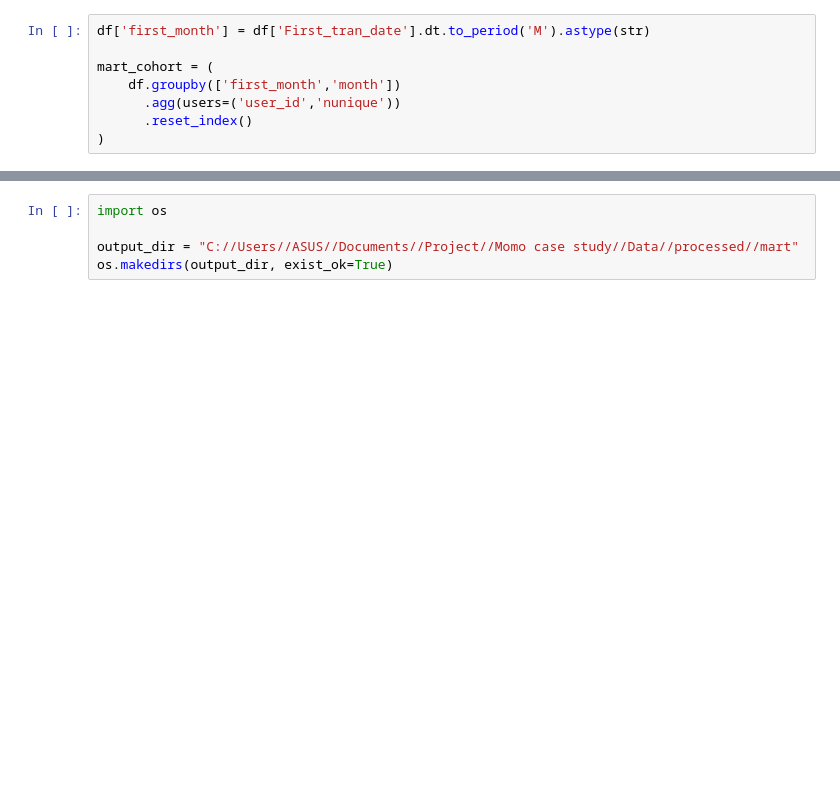
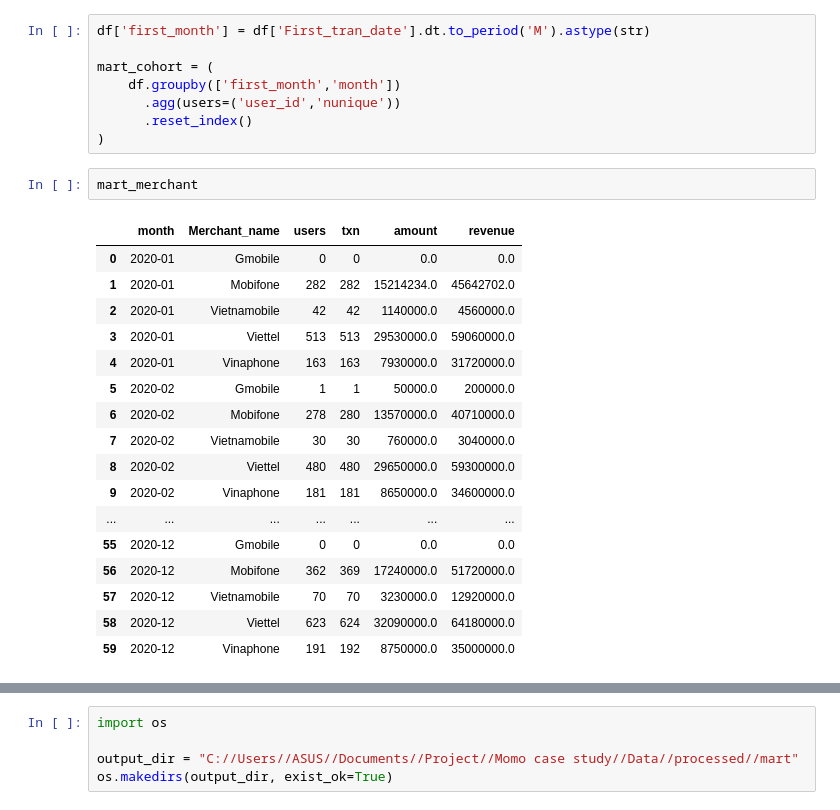
Before and after one commit to Trieu212203/Momo-top-up-analysis, a Jupyter notebook: Notebooks/building_analytics_mart.ipynb, the cells around one changed output, grey strips where cells are left out. Drawn from its saved outputs; the diff is of its cells as text; blank space fills up the shorter version.

```diff
--- a/Notebooks/building_analytics_mart.ipynb
+++ b/Notebooks/building_analytics_mart.ipynb
@@ -154,3 +154,23 @@ mart_cohort = (
       .agg(users=('user_id','nunique'))
       .reset_index()
 )
+# %%
+mart_merchant
+# %% [output]
+|  | month | Merchant_name | users | txn | amount | revenue |
+| 0 | 2020-01 | Gmobile | 0 | 0 | 0.0 | 0.0 |
+| 1 | 2020-01 | Mobifone | 282 | 282 | 15214234.0 | 45642702.0 |
+| 2 | 2020-01 | Vietnamobile | 42 | 42 | 1140000.0 | 4560000.0 |
+| 3 | 2020-01 | Viettel | 513 | 513 | 29530000.0 | 59060000.0 |
+| 4 | 2020-01 | Vinaphone | 163 | 163 | 7930000.0 | 31720000.0 |
+| 5 | 2020-02 | Gmobile | 1 | 1 | 50000.0 | 200000.0 |
+| 6 | 2020-02 | Mobifone | 278 | 280 | 13570000.0 | 40710000.0 |
+| 7 | 2020-02 | Vietnamobile | 30 | 30 | 760000.0 | 3040000.0 |
+| 8 | 2020-02 | Viettel | 480 | 480 | 29650000.0 | 59300000.0 |
+| 9 | 2020-02 | Vinaphone | 181 | 181 | 8650000.0 | 34600000.0 |
+| ... | ... | ... | ... | ... | ... | ... |
+| 55 | 2020-12 | Gmobile | 0 | 0 | 0.0 | 0.0 |
+| 56 | 2020-12 | Mobifone | 362 | 369 | 17240000.0 | 51720000.0 |
+| 57 | 2020-12 | Vietnamobile | 70 | 70 | 3230000.0 | 12920000.0 |
+| 58 | 2020-12 | Viettel | 623 | 624 | 32090000.0 | 64180000.0 |
+| 59 | 2020-12 | Vinaphone | 191 | 192 | 8750000.0 | 35000000.0 |
```
Also changed, not shown: parts of 2 cells of this notebook.
